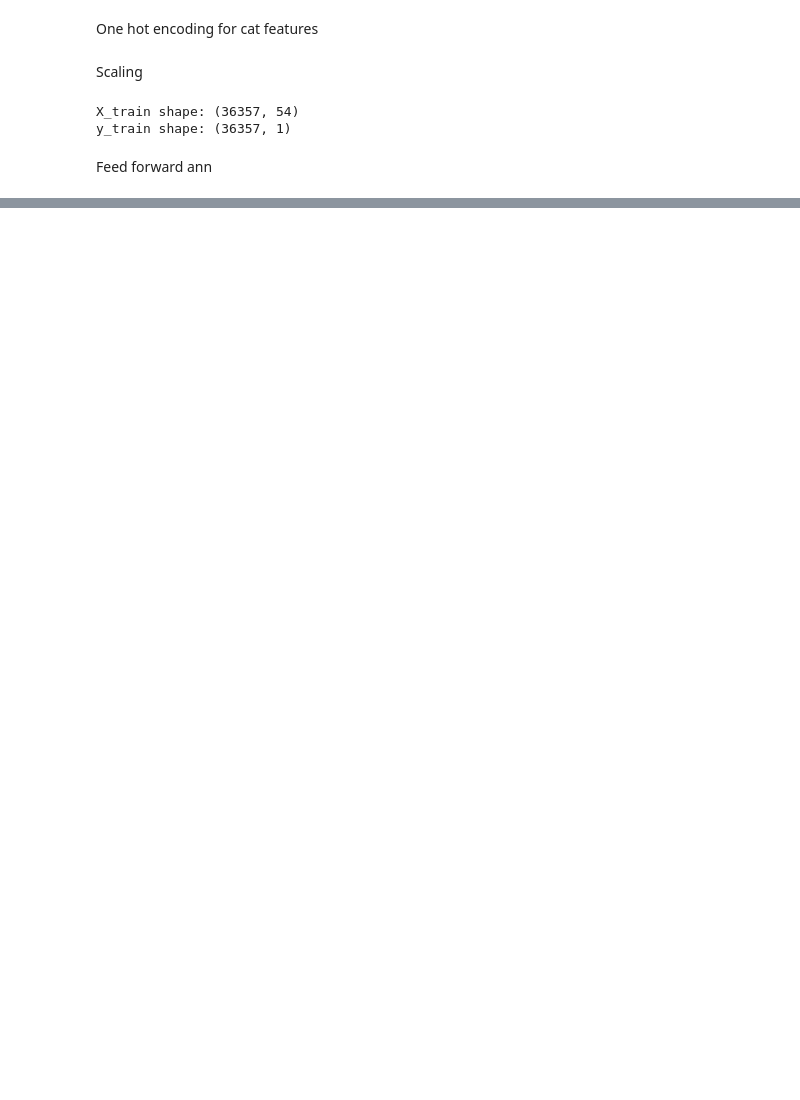
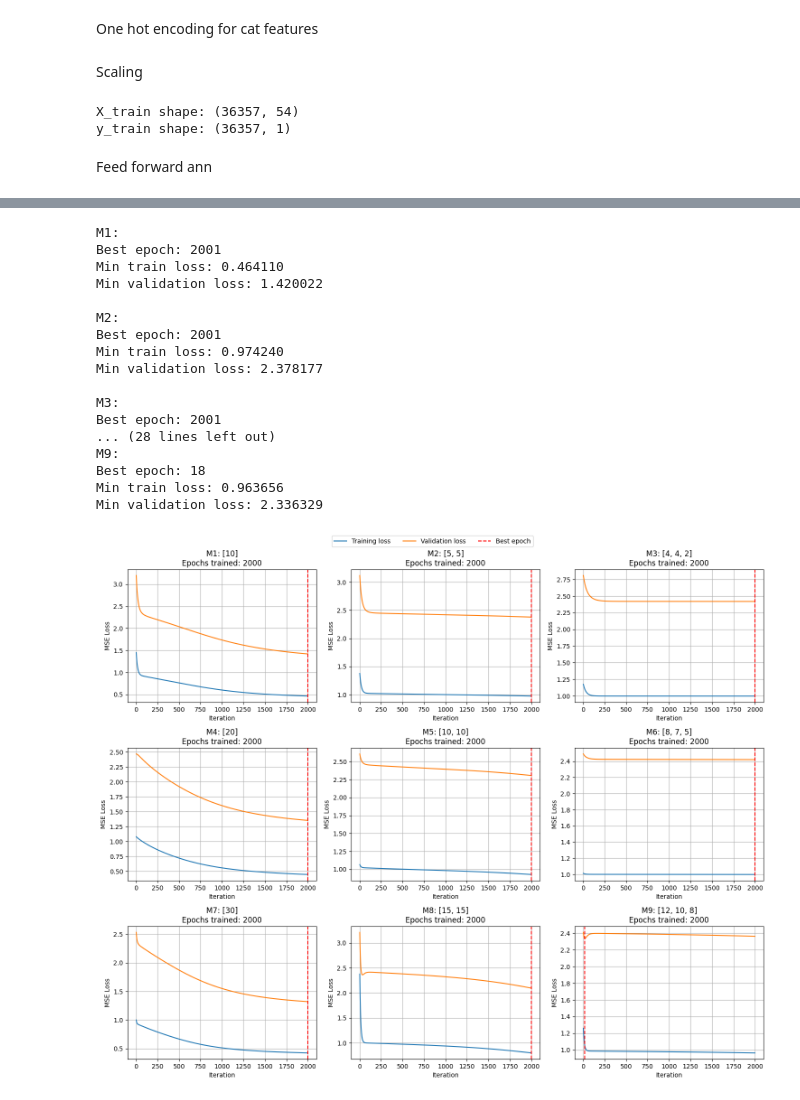
Before and after one commit to Dennnnnnnnnn/Machine-Learning-1, a Jupyter notebook: Lab3/Lab3.ipynb, the cells around one changed output, grey strips where cells are left out. Saved outputs shown, nothing was run; the diff lists cells and outputs as text; code cells hidden in the pictures; blank space fills up the shorter version.

```diff
--- a/Lab3/Lab3.ipynb
+++ b/Lab3/Lab3.ipynb
@@ -204,0 +408,18 @@ class FeedForwardNN:
+# %%
+architectures = {"M1": [10], "M2": [5, 5], "M3": [4, 4, 2],
+                "M4": [20], "M5": [10, 10], "M6": [8, 7, 5],
+                "M7": [30], "M8": [15, 15], "M9": [12, 10, 8]}
+
+n_inputs = X_tr.shape[1]
+n_outputs = y_tr.shape[1]
+models = {}
+results = {}
+EPOCHS = 2000
+LEARNING_RATE = 0.005
+
+for name, hidden_layers in architectures.items():
+    print(f"\nTraining model {name}: {hidden_layers}")
+    layer_sizes = [n_inputs] + hidden_layers + [n_outputs]
+    models[name] = FeedForwardNN(layer_sizes, activation='sigmoid')
+    history = models[name].train(X_tr, y_tr, X_val, y_val, epochs=EPOCHS, learning_rate=LEARNING_RATE)
+    results[name] = history
@@ -204,0 +444,55 @@ class FeedForwardNN:
+# %%
+fig, axes = plt.subplots(3, 3, figsize=(15, 12))
+
+for ax, (name, history) in zip(axes.flat, results.items()):
+    train_losses = history["train_losses"]
+    val_losses = history["val_losses"]
+
+    iterations = range(1, len(train_losses) + 1)
+
+    ax.plot(iterations, train_losses, label="Training loss")
+    ax.plot(iterations, val_losses, label="Validation loss")
+
+    ax.axvline(history["best_epoch"], color="red",
+               linestyle="--", label="Best epoch")
+
+    ax.set_title(f"{name}: {architectures[name]}\n"
+                 f"Epochs trained: {len(train_losses)}")
+
+    ax.set_xlabel("Iteration")
+    ax.set_ylabel("MSE Loss")
+    ax.grid(True)
+
+    print(f"{name}:")
+    #print(f"Epochs trained: {len(train_losses)}")
+    print(f"Best epoch: {history['best_epoch']}")
+    print(f"Min train loss: {min(train_losses):.6f}")
+    print(f"Min validation loss: {min(val_losses):.6f}")
+    print()
+
+handles, labels = axes.flat[0].get_legend_handles_labels()
+
+fig.legend(handles, labels, loc="upper center",
+           ncol=3, bbox_to_anchor=(0.5, 1.02))
+
+plt.tight_layout()
+plt.show()
+# %% [output]
+M1:
+Best epoch: 2001
+Min train loss: 0.464110
+Min validation loss: 1.420022
+
+M2:
+Best epoch: 2001
+Min train loss: 0.974240
+Min validation loss: 2.378177
+
+M3:
+Best epoch: 2001
+... (28 lines left out)
+M9:
+Best epoch: 18
+Min train loss: 0.963656
+Min validation loss: 2.336329
+[figure, added]
```
Also changed, not shown: parts of 30 cells of this notebook, 2 other files.
